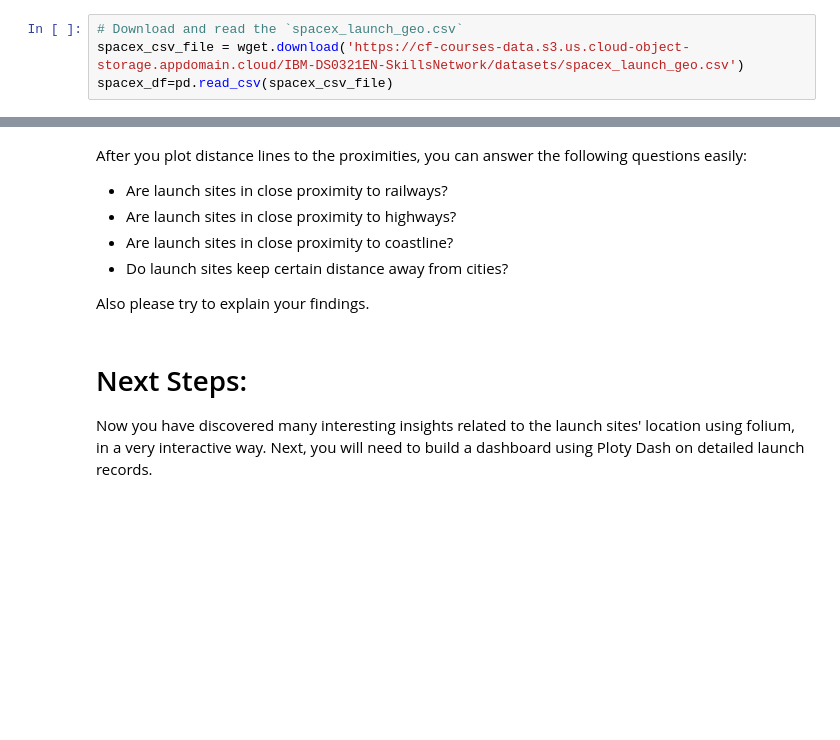
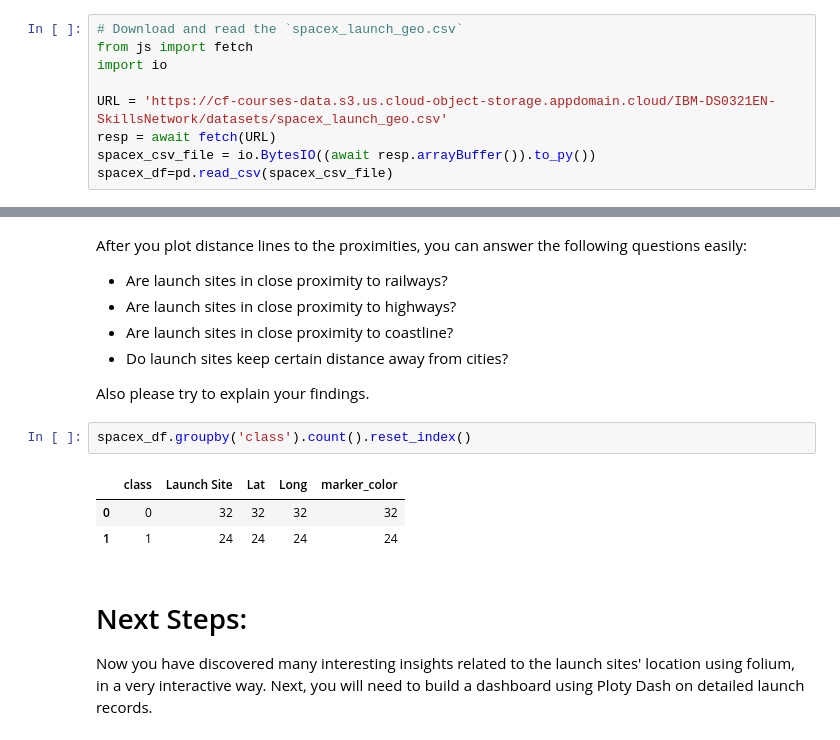
Before and after one commit to pngclinh/testrepo, a Jupyter notebook: Interactive_Visual_Analytics.ipynb, the cells around one changed output, grey strips where cells are left out. Drawn from its saved outputs; the diff is of its cells as text; blank space fills up the shorter version.

```diff
--- a/Interactive_Visual_Analytics.ipynb
+++ b/Interactive_Visual_Analytics.ipynb
@@ -68,7 +50,12 @@ First, let's try to add each site's location on a map using site's latitude and
 The following dataset with the name `spacex_launch_geo.csv` is an augmented dataset with latitude and longitude added for each site.
 # %%
 # Download and read the `spacex_launch_geo.csv`
-spacex_csv_file = wget.download('https://cf-courses-data.s3.us.cloud-object-storage.appdomain.cloud/IBM-DS0321EN-SkillsNetwork/datasets/spacex_launch_geo.csv')
+from js import fetch
+import io
+
+URL = 'https://cf-courses-data.s3.us.cloud-object-storage.appdomain.cloud/IBM-DS0321EN-SkillsNetwork/datasets/spacex_launch_geo.csv'
+resp = await fetch(URL)
+spacex_csv_file = io.BytesIO((await resp.arrayBuffer()).to_py())
 spacex_df=pd.read_csv(spacex_csv_file)
 # %% [markdown]
 Now, you can take a look at what are the coordinates for each site.
@@ -467,6 +474,12 @@ After you plot distance lines to the proximities, you can answer the following q
 *   Do launch sites keep certain distance away from cities?
 
 Also please try to explain your findings.
+# %%
+spacex_df.groupby('class').count().reset_index()
+# %% [output]
+|  | class | Launch Site | Lat | Long | marker_color |
+| 0 | 0 | 32 | 32 | 32 | 32 |
+| 1 | 1 | 24 | 24 | 24 | 24 |
 # %% [markdown]
 # Next Steps:
 
```
Also changed, not shown: parts of 27 cells of this notebook.
